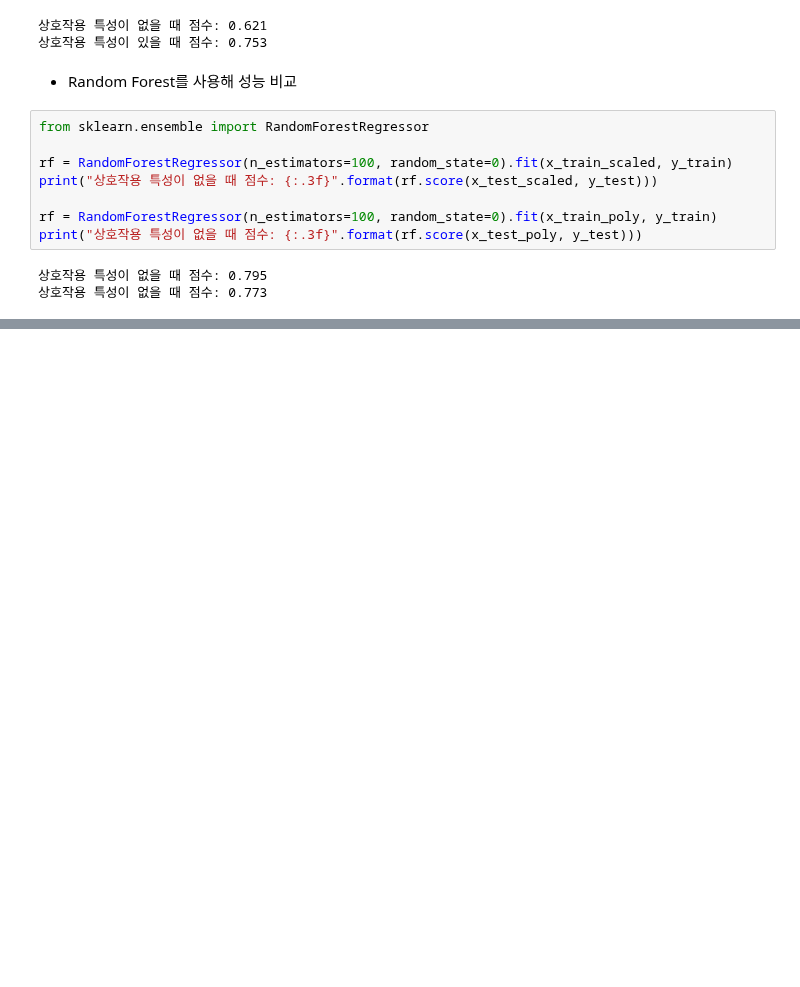
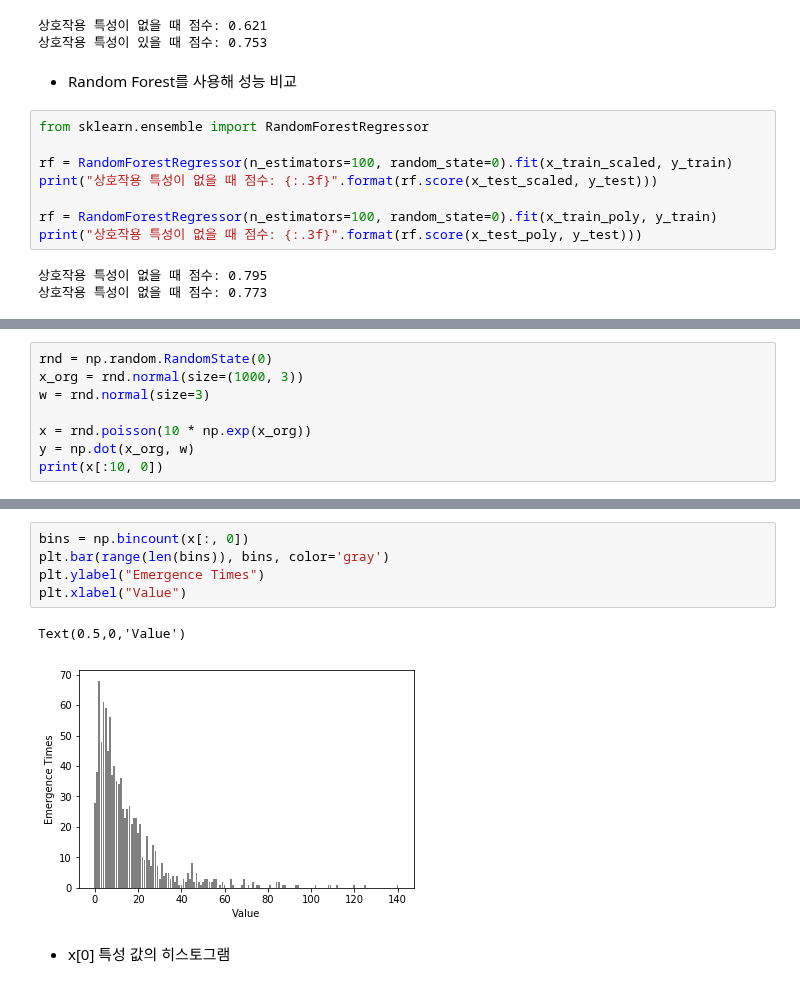
Before and after one commit to JMmmmuu/ML, a Jupyter notebook: IntroToMLwithPython/4_RepresentingData_n_EngineeringFeatures.ipynb, the cells around one changed output, grey strips where cells are left out. Drawn from its saved outputs; the diff is of its cells as text; blank space fills up the shorter version.

```diff
--- a/IntroToMLwithPython/4_RepresentingData_n_EngineeringFeatures.ipynb
+++ b/IntroToMLwithPython/4_RepresentingData_n_EngineeringFeatures.ipynb
@@ -454,0 +461,8 @@ print("상호작용 특성이 없을 때 점수: {:.3f}".format(rf.score(x_test_
+# %%
+rnd = np.random.RandomState(0)
+x_org = rnd.normal(size=(1000, 3))
+w = rnd.normal(size=3)
+
+x = rnd.poisson(10 * np.exp(x_org))
+y = np.dot(x_org, w)
+print(x[:10, 0])
@@ -454,0 +481,10 @@ print("상호작용 특성이 없을 때 점수: {:.3f}".format(rf.score(x_test_
+# %%
+bins = np.bincount(x[:, 0])
+plt.bar(range(len(bins)), bins, color='gray')
+plt.ylabel("Emergence Times")
+plt.xlabel("Value")
+# %% [output]
+Text(0.5,0,'Value')
+[figure, added]
+# %% [markdown]
+* x[0] 특성 값의 히스토그램
```
Also changed, not shown: parts of 7 cells of this notebook.
